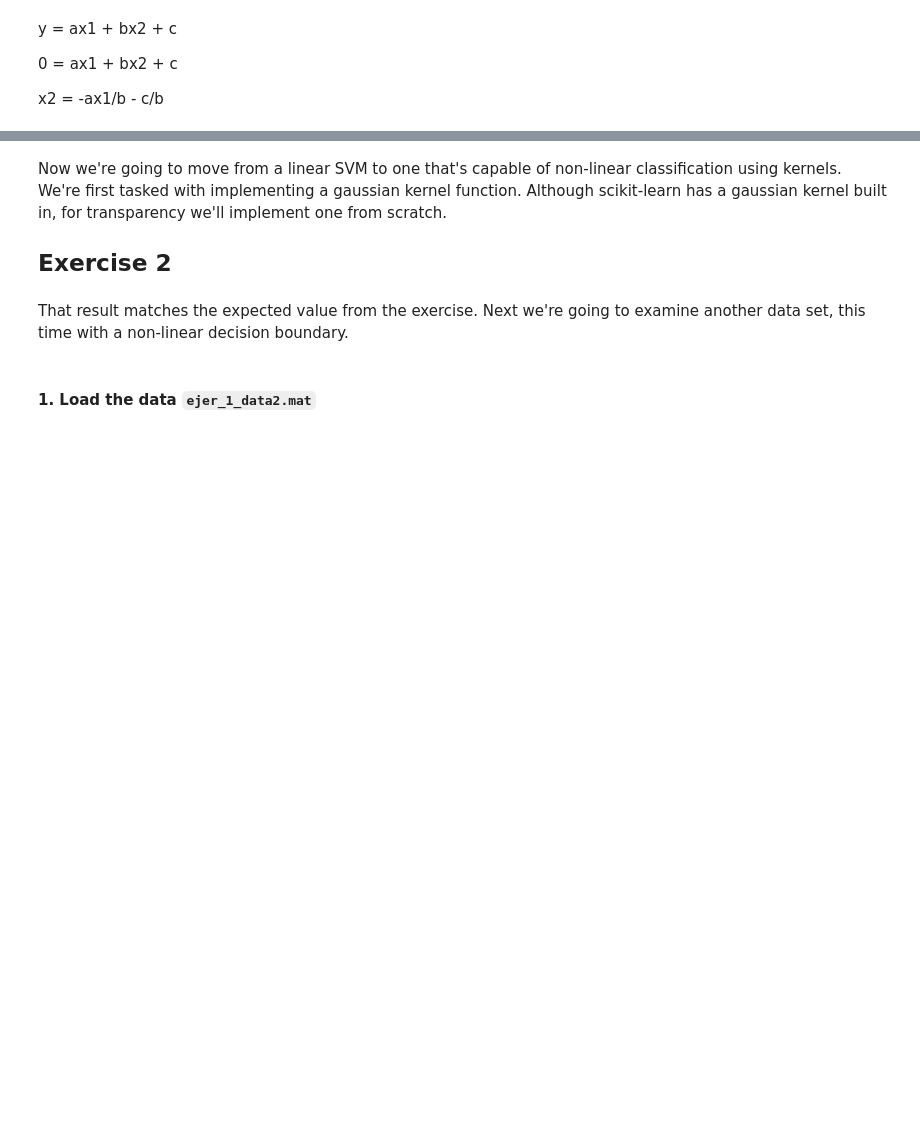
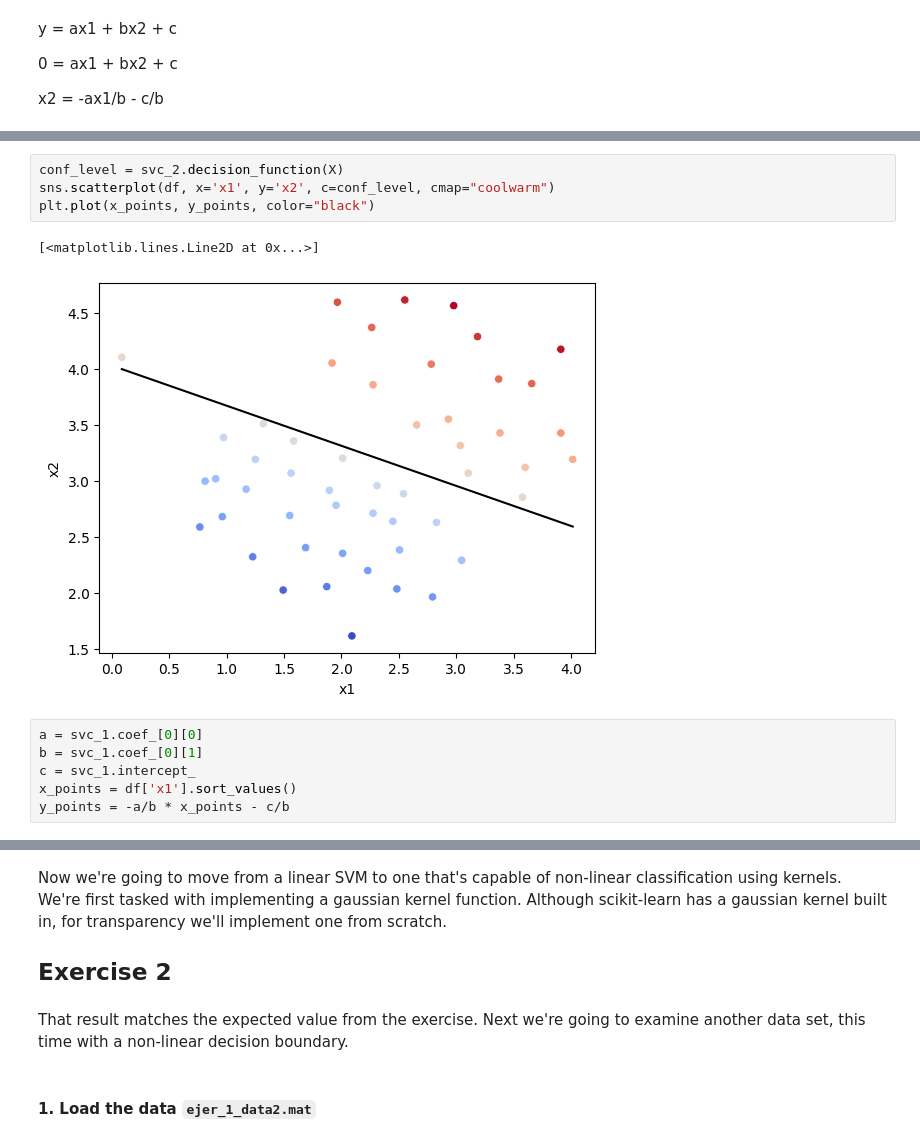
Before and after one commit to MNievas12/2503_dsft_thebridge, a Jupyter notebook: 3-Machine_Learning/1-Supervisado/3-RegorClass/8-SVM/ejercicios/Ejercicios_SVM.ipynb, the cells around one changed output, grey strips where cells are left out. Cells and saved outputs as stored; diff of their text form; blank space fills up the shorter version.

```diff
--- a/3-Machine_Learning/1-Supervisado/3-RegorClass/8-SVM/ejercicios/Ejercicios_SVM.ipynb
+++ b/3-Machine_Learning/1-Supervisado/3-RegorClass/8-SVM/ejercicios/Ejercicios_SVM.ipynb
@@ -46,0 +226,13 @@ x2 = -ax1/b - c/b
+# %%
+conf_level = svc_2.decision_function(X)
+sns.scatterplot(df, x='x1', y='x2', c=conf_level, cmap="coolwarm")
+plt.plot(x_points, y_points, color="black")
+# %% [output]
+[<matplotlib.lines.Line2D at 0x...>]
+[figure, added]
+# %%
+a = svc_1.coef_[0][0]
+b = svc_1.coef_[0][1]
+c = svc_1.intercept_
+x_points = df['x1'].sort_values()
+y_points = -a/b * x_points - c/b
```
Also changed, not shown: parts of 48 cells of this notebook, 2 other files.
